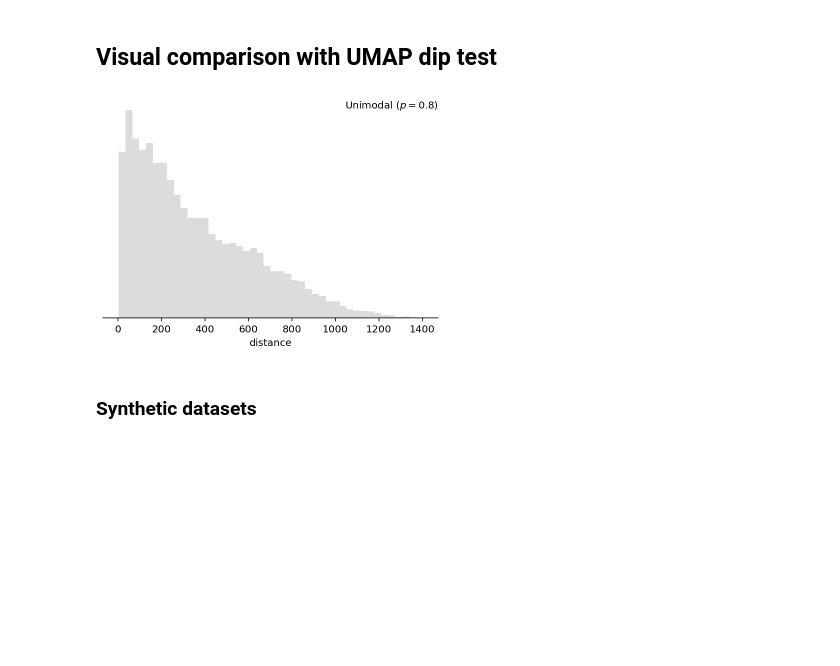
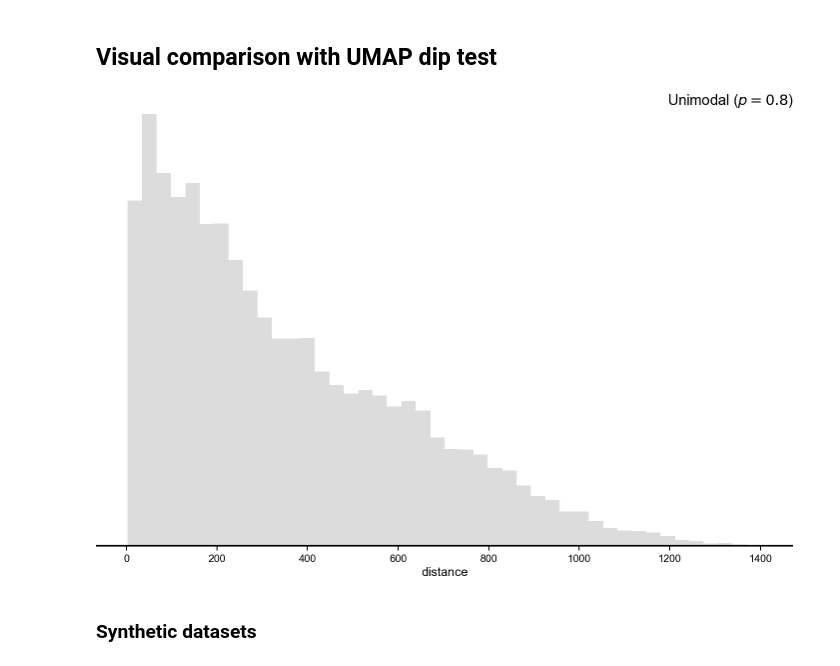
Before and after one commit to bacor/shapes-of-music, a Jupyter notebook: clean_notebooks/Dist-dip test.ipynb, the cells around one changed output. Drawn from its saved outputs; the diff is of its cells as text; code cells hidden in the pictures; blank space fills up the shorter version.

```diff
--- a/clean_notebooks/Dist-dip test.ipynb
+++ b/clean_notebooks/Dist-dip test.ipynb
@@ -23,6 +23,7 @@ from src.representations import contour_array
 from src.preprocess.synthesize import MarkovSynthesizer, subsample_clustered_contours
 from helpers import cm2inch, title, format_pval, get_pval_cmap
 from matplotlib.colors import LogNorm
+matplotlib.style.use('styles.mplstyle')
 
 import warnings
 warnings.filterwarnings("ignore", category=Warning)
@@ -109,30 +110,30 @@ X, y = datasets.load_wine(return_X_y=True)
 # %%
 def show_distance_distribution(
         distances, alpha=0.05, ax=None,
         uni_fmt='Unimodal ($p={}$)',
         multi_fmt='Multimodal ($p={}$)', text_kws={}
     ):
     _text_kws = dict(xy=(1, 1), xycoords='axes fraction', ha='right', va='top')
     _text_kws.update(text_kws)
 
     if ax is None: ax = plt.gca()
     cmap = get_pval_cmap(min_gray=0.15, vmin=1e-5)
     norm = LogNorm(vmin=1e-5, vmax=1)
     dip, pval = diptest.diptest(distances)
     sns.histplot(distances, lw=0, color=cmap(norm(pval + 1e-8)), ax=ax)
 
     fmt = multi_fmt if pval < alpha else uni_fmt
     result = fmt.format(format_pval(pval))
     ax.annotate(result, **_text_kws)
 
     ax.set_ylabel('')
     ax.set_xlabel('distance')
     ax.set_yticks([])
     sns.despine(left=True, ax=ax)
 
-#show_distance_distribution(pdist(X))
+show_distance_distribution(pdist(X))
 # %% [output]
-[figure, old version]
+[figure, new version]
 # %%
 def show_embeddings(X, labels=None, ax=None, name=''):
     if ax is None: ax = plt.gca()
```
Also changed, not shown: parts of 4 cells of this notebook, 3 other files.
